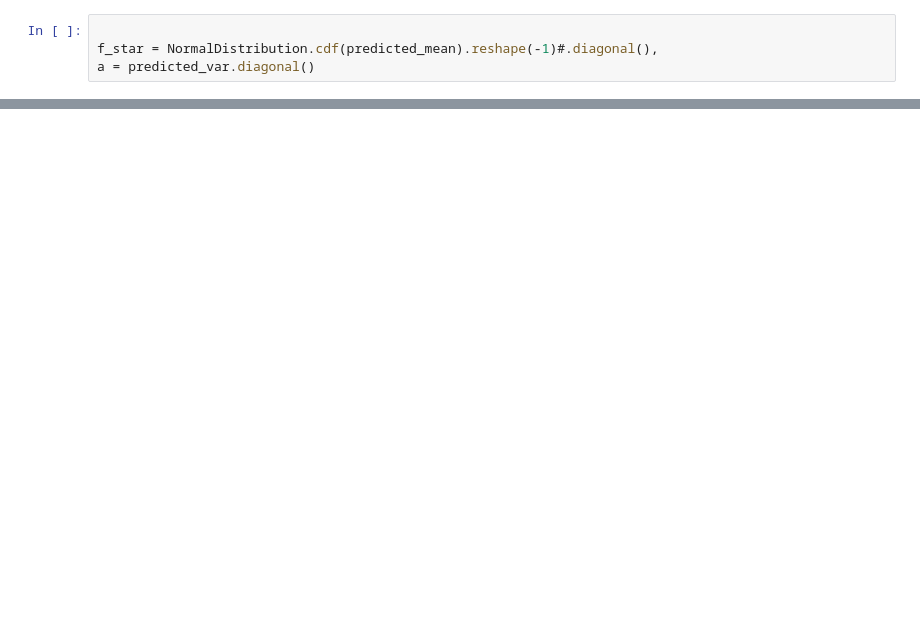
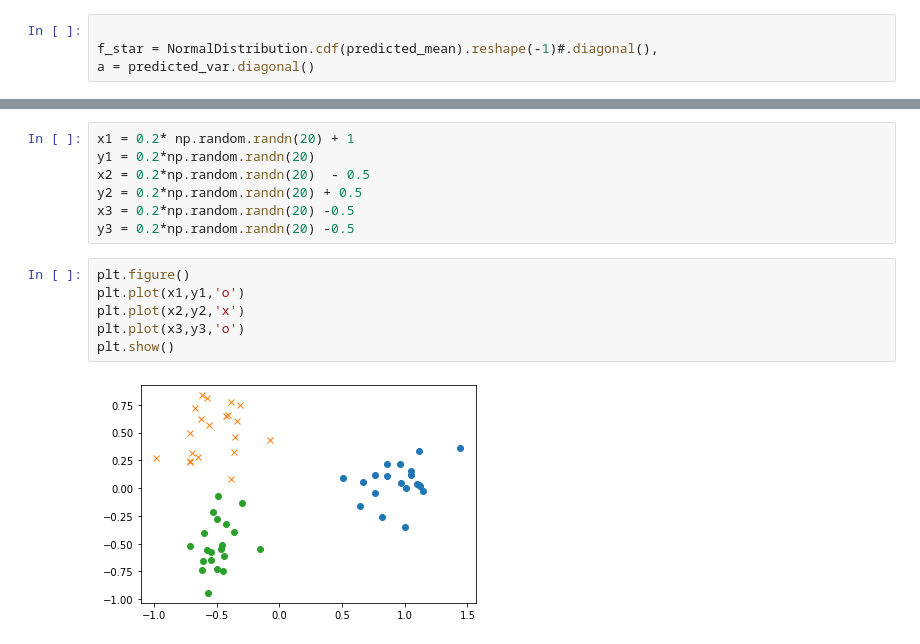
Before and after one commit to jeongeun980906/Uncertainty-Estimation-Baselines, a Jupyter notebook: GPC.ipynb, the cells around one changed output, grey strips where cells are left out. Saved outputs shown, nothing was run; the diff lists cells and outputs as text; blank space fills up the shorter version.

```diff
--- a/GPC.ipynb
+++ b/GPC.ipynb
@@ -193,0 +189,15 @@ plt.show()
+# %%
+x1 = 0.2* np.random.randn(20) + 1
+y1 = 0.2*np.random.randn(20)
+x2 = 0.2*np.random.randn(20)  - 0.5
+y2 = 0.2*np.random.randn(20) + 0.5
+x3 = 0.2*np.random.randn(20) -0.5
+y3 = 0.2*np.random.randn(20) -0.5
+# %%
+plt.figure()
+plt.plot(x1,y1,'o')
+plt.plot(x2,y2,'x')
+plt.plot(x3,y3,'o')
+plt.show()
+# %% [output]
+[figure, added]
```
Also changed, not shown: parts of 20 cells of this notebook, 1 other file.
